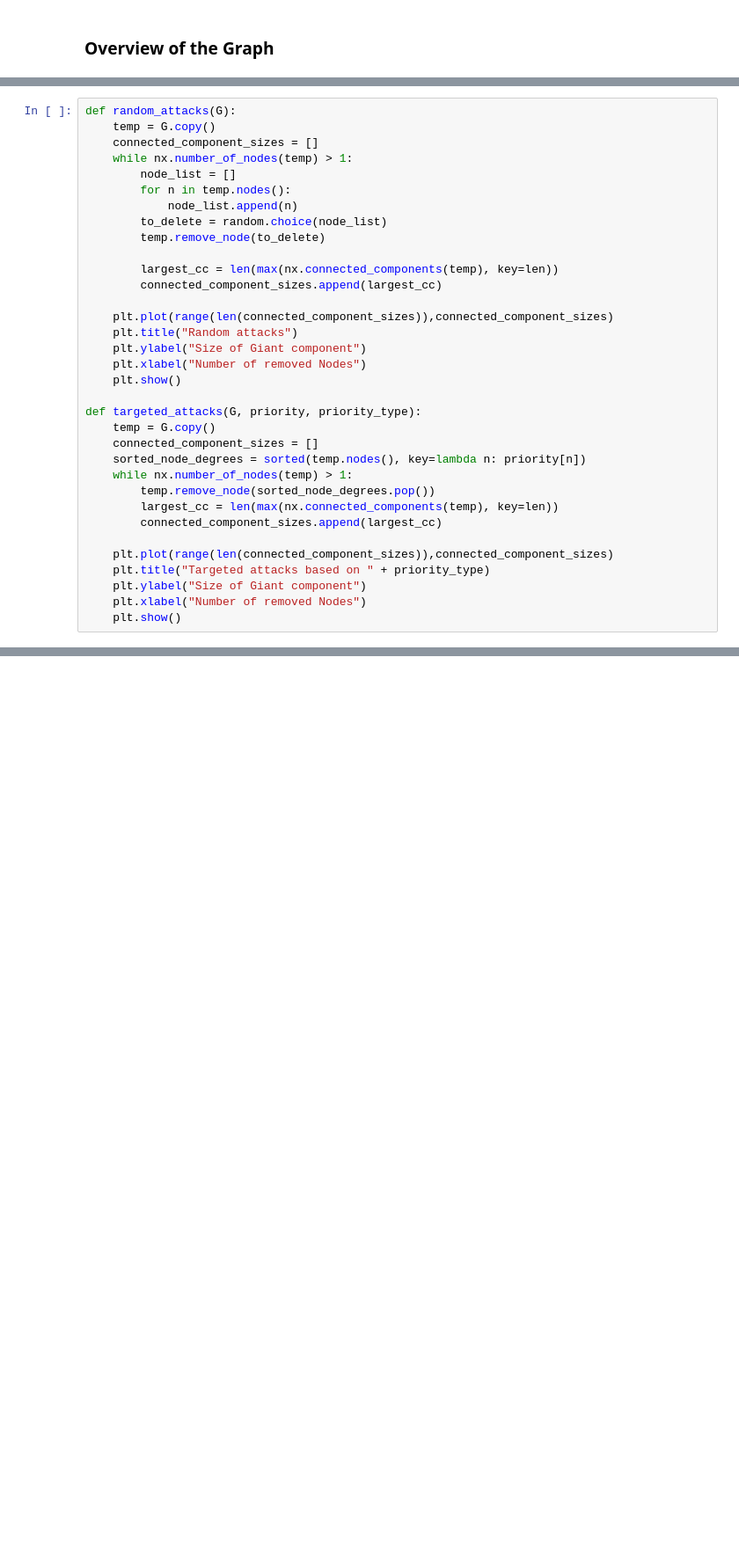
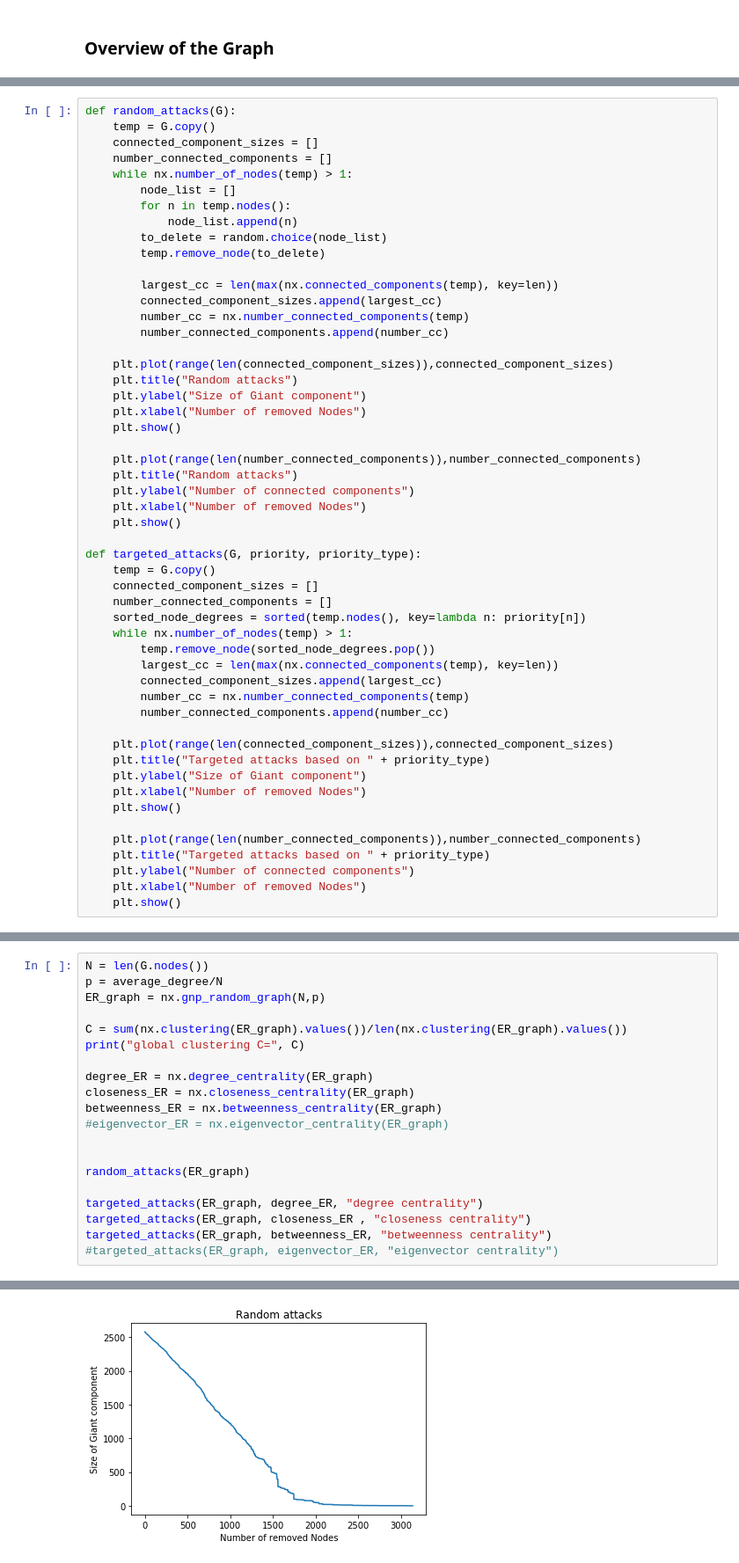
Before and after one commit to mathiasluethi/network-science-final-project, a Jupyter notebook: Final Version.ipynb, the cells around one changed output, grey strips where cells are left out. Shown at 88% size. Cells and saved outputs as stored; diff of their text form; blank space fills up the shorter version.

Commit message:
Added BA and ER graphs Added visualization of network after attacks

```diff
--- a/Final Version.ipynb
+++ b/Final Version.ipynb
@@ -222,6 +222,7 @@ Degree with maximum eigenvector centrality: [('ch14uvag00090200', 0.430774234133
 def random_attacks(G):
     temp = G.copy()
     connected_component_sizes = []
+    number_connected_components = []
     while nx.number_of_nodes(temp) > 1:
         node_list = []
         for n in temp.nodes():
@@ -231,6 +232,8 @@ def random_attacks(G):
 
         largest_cc = len(max(nx.connected_components(temp), key=len))
         connected_component_sizes.append(largest_cc)
+        number_cc = nx.number_connected_components(temp)
+        number_connected_components.append(number_cc)
 
     plt.plot(range(len(connected_component_sizes)),connected_component_sizes)
     plt.title("Random attacks")
@@ -238,20 +241,35 @@ def random_attacks(G):
     plt.xlabel("Number of removed Nodes")
     plt.show()
 
+    plt.plot(range(len(number_connected_components)),number_connected_components)
+    plt.title("Random attacks")
+    plt.ylabel("Number of connected components")
+    plt.xlabel("Number of removed Nodes")
+    plt.show()
+
 def targeted_attacks(G, priority, priority_type):
     temp = G.copy()
     connected_component_sizes = []
+    number_connected_components = []
     sorted_node_degrees = sorted(temp.nodes(), key=lambda n: priority[n])
     while nx.number_of_nodes(temp) > 1:
         temp.remove_node(sorted_node_degrees.pop())
         largest_cc = len(max(nx.connected_components(temp), key=len))
         connected_component_sizes.append(largest_cc)
+        number_cc = nx.number_connected_components(temp)
+        number_connected_components.append(number_cc)
 
     plt.plot(range(len(connected_component_sizes)),connected_component_sizes)
     plt.title("Targeted attacks based on " + priority_type)
     plt.ylabel("Size of Giant component")
     plt.xlabel("Number of removed Nodes")
     plt.show()
+
+    plt.plot(range(len(number_connected_components)),number_connected_components)
+    plt.title("Targeted attacks based on " + priority_type)
+    plt.ylabel("Number of connected components")
+    plt.xlabel("Number of removed Nodes")
+    plt.show()
 # %%
 # Random attack
 random_attacks(G)
@@ -309,0 +353,21 @@ targeted_edge_attack(G)
+# %%
+N = len(G.nodes())
+p = average_degree/N
+ER_graph = nx.gnp_random_graph(N,p)
+
+C = sum(nx.clustering(ER_graph).values())/len(nx.clustering(ER_graph).values())
+print("global clustering C=", C)
+
+degree_ER = nx.degree_centrality(ER_graph)
+closeness_ER = nx.closeness_centrality(ER_graph)
+betweenness_ER = nx.betweenness_centrality(ER_graph)
+#eigenvector_ER = nx.eigenvector_centrality(ER_graph)
+
+
+random_attacks(ER_graph)
+
+targeted_attacks(ER_graph, degree_ER, "degree centrality")
+targeted_attacks(ER_graph, closeness_ER , "closeness centrality")
+targeted_attacks(ER_graph, betweenness_ER, "betweenness centrality")
+#targeted_attacks(ER_graph, eigenvector_ER, "eigenvector centrality")
+# %% [output]
@@ -309,0 +375 @@ targeted_edge_attack(G)
+[figure, added]
```
Also changed, not shown: parts of 19 cells of this notebook.
